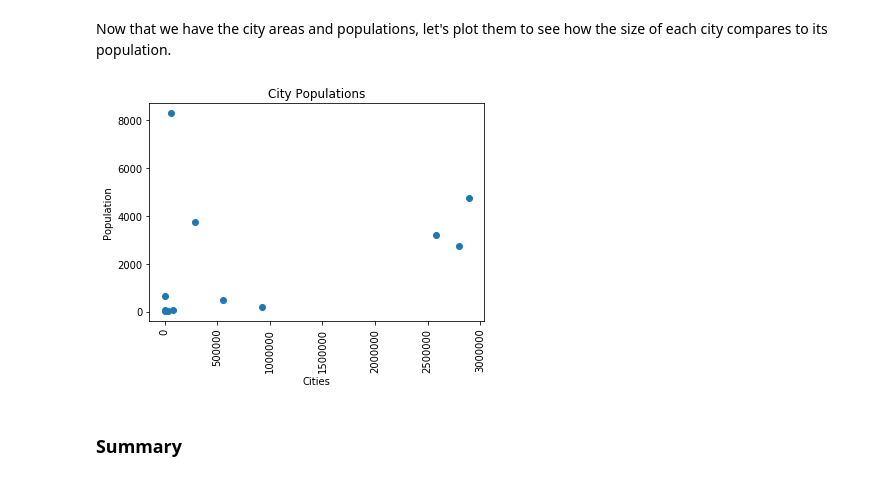
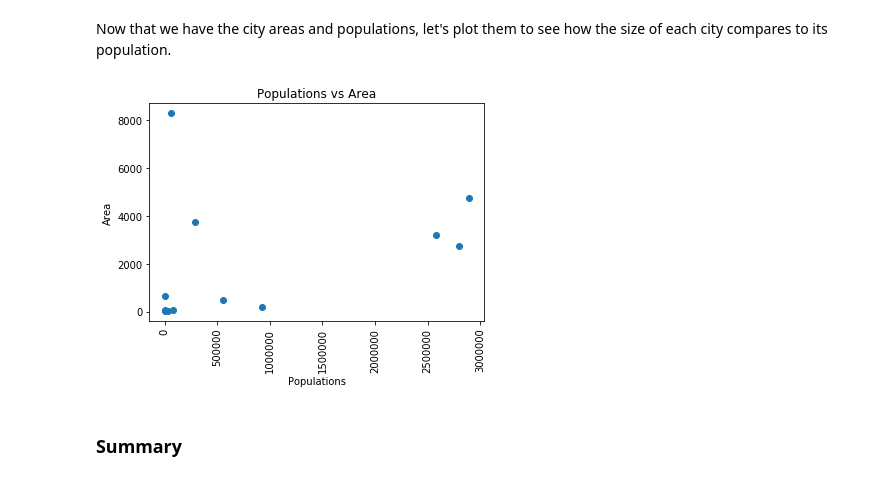
Before and after one commit to MangrobanGit/dsc-1-01-20-looping-over-collections-lab-seattle-ds-career-040119, a Jupyter notebook: index.ipynb, the cells around one changed output. Drawn from its saved outputs; the diff is of its cells as text; code cells hidden in the pictures.

```diff
--- a/index.ipynb
+++ b/index.ipynb
@@ -185,14 +185,14 @@ Now that we have the city areas and populations, let's plot them to see how the
 # %%
 plt.scatter(city_populations, city_areas)
 
 plt.ylabel('Area')
 plt.xlabel('Populations')
-plt.title('Po')
+plt.title('Populations vs Area')
 plt.xticks(rotation='vertical')
 
 plt.show()
 # %% [output]
-[figure, old version]
+[figure, new version]
 # %%
 plt.bar(names_and_ranks, city_areas)
 plt.ylabel('Area')
```
